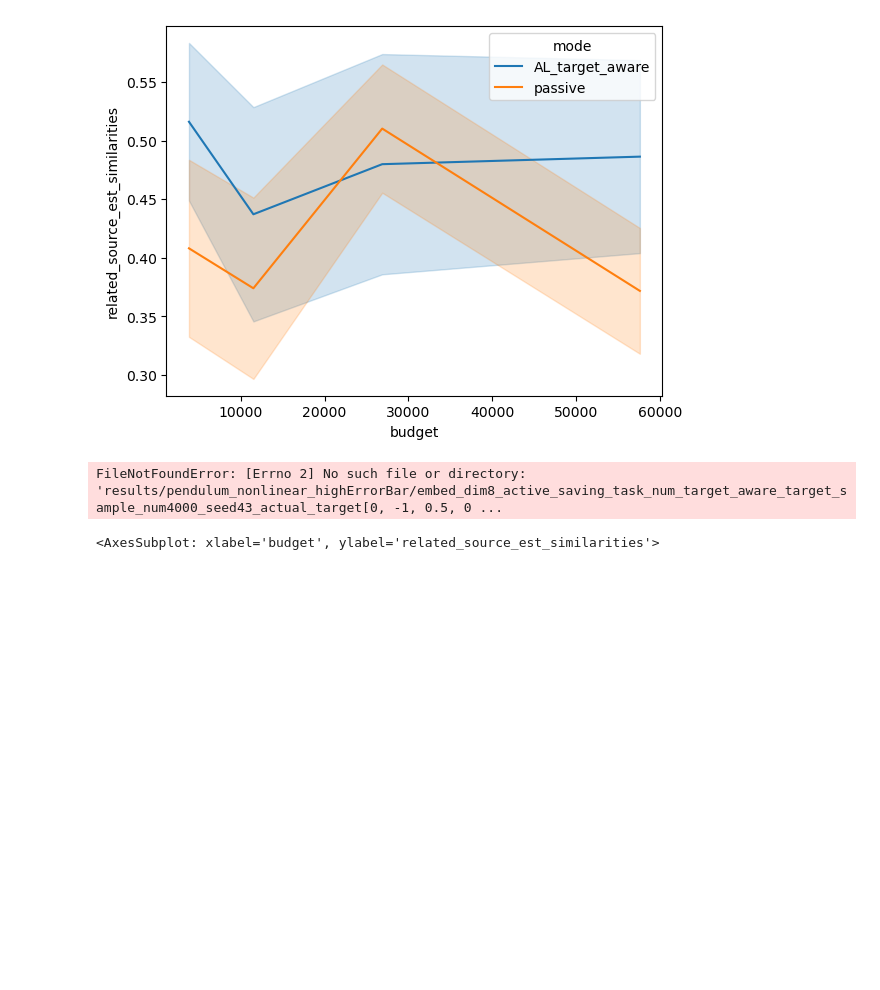
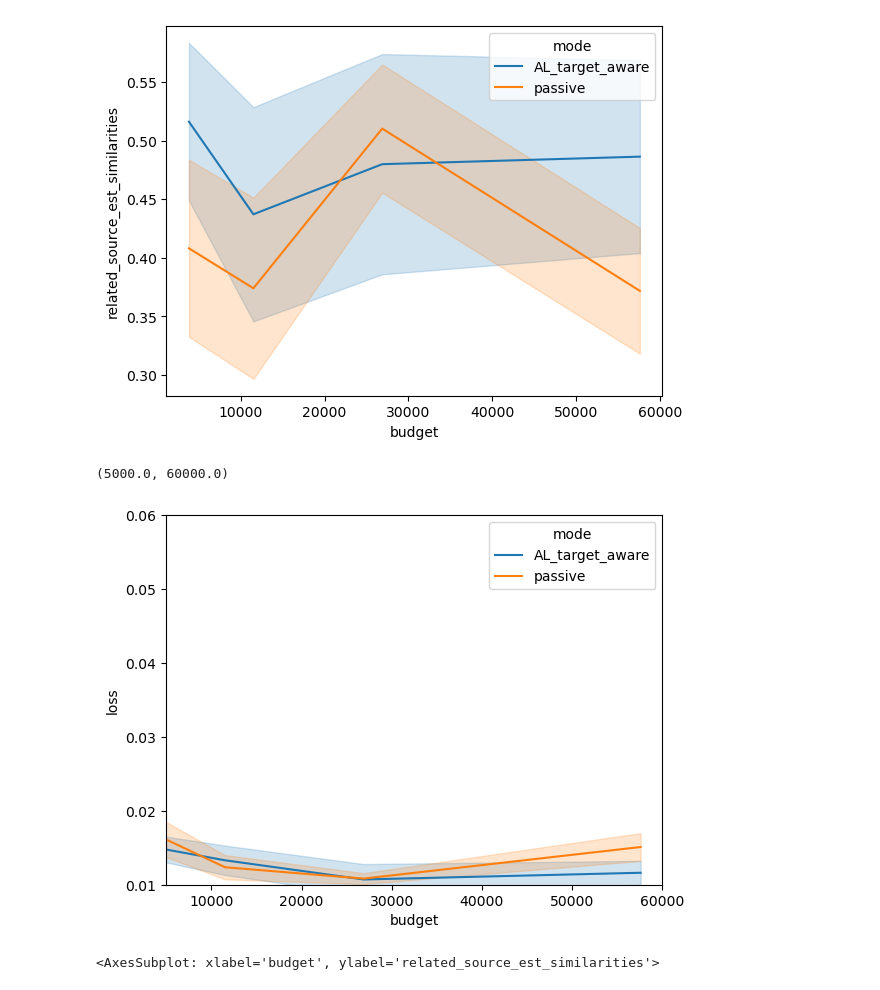
Before and after one commit to WendyH1108/AL-Robotics, a Jupyter notebook: summary_pendulum_nonLinear.ipynb, the cells around one changed output. Drawn from its saved outputs; the diff is of its cells as text; code cells hidden in the pictures; blank space fills up the shorter version.

```diff
--- a/summary_pendulum_nonLinear.ipynb
+++ b/summary_pendulum_nonLinear.ipynb
@@ -83,7 +85,7 @@ sns.lineplot(x="budget", y="related_source_est_similarities", data=result, error
 config = {
         "embed_dim": 8,
         "input_dim": 60,
-        "num_target_sample": 4000,
+        "num_target_sample": 5000,
         "active": None,
         "target_aware": None,
         "saving_task_num": True,
@@ -131,7 +133,7 @@ sns.lineplot(x="budget", y="related_source_est_similarities", data=result, hue="
 config = {
         "embed_dim": 8,
         "input_dim": 60,
-        "num_target_sample": 4000,
+        "num_target_sample": 5000,
         "active": None,
         "target_aware": None,
         "saving_task_num": True,
@@ -139,34 +141,35 @@ config = {
         "exp_base": 2,
         "outer_epoch_num": 4,
         "actual_target":  [0, -1, 0.5, 0, 0.5, 0]
         }
 
 result = None
 for seed in [ 43, 500, 12434, 425, 987, 26794, 56, 89, 1111, 89731, 21312]:
 # for seed in [ 43, 500, 425, 987, 56, 89, 1111, 89731, 21312]:
     for active in [True, False]:
             config["data_seed"] = seed
             config["active"] = active
             config["target_aware"] = True if active else False
             filename = processName(config)
             tmp = pd.read_csv(f"results/pendulum_nonlinear_highErrorBar/{filename}.csv")
             if active:
                 tmp["mode"] = "AL_target_aware"
             else:
                 tmp["mode"] = "passive"
             tmp['seed'] = seed
             if result is None:
                 result = tmp
             else:
                 result = pd.concat([result, tmp])
 
 sns.lineplot(x="budget", y="loss", data=result, hue="mode", errorbar=('se',1), markers=True, dashes=False)
 plt.ylim([0.01, 0.06])
 plt.xlim([5000, 60000])
 # plt.xscale("log")
 # plt.yscale("log")
 # %% [output]
-FileNotFoundError: [Errno 2] No such file or directory: 'results/pendulum_nonlinear_highErrorBar/embed_dim8_active_saving_task_num_target_aware_target_sample_num4000_seed43_actual_target[0, -1, 0.5, 0 ...
+(5000.0, 60000.0)
+[figure, added]
 # %%
 result["related_source_est_similarities"] = result["related_source_est_similarities"].abs()
 sns.lineplot(x="budget", y="related_source_est_similarities", data=result, hue="mode",errorbar=('se',1), markers=True, dashes=False)
```
Also changed, not shown: parts of 3 cells of this notebook, 1 other file.
